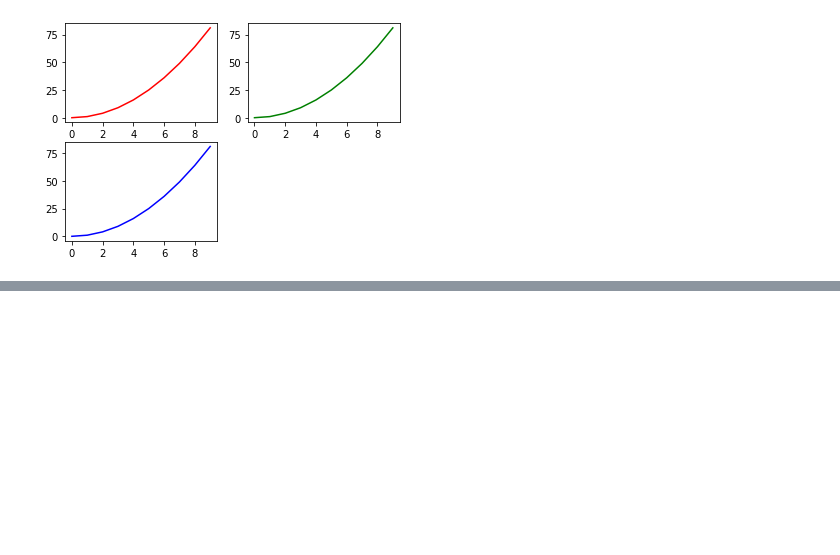
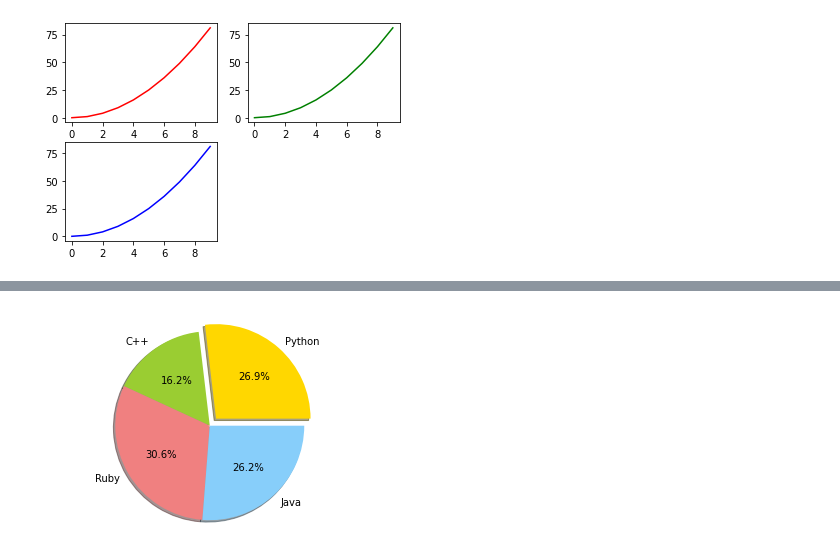
Before and after one commit to Pricillawilson/100DaysOfDS, a Jupyter notebook: Python-BrushUp.ipynb, the cells around one changed output, grey strips where cells are left out. Cells and saved outputs as stored; diff of their text form; code cells hidden in the pictures; blank space fills up the shorter version.

```diff
--- a/Python-BrushUp.ipynb
+++ b/Python-BrushUp.ipynb
@@ -625,0 +660,13 @@ plt.plot(x,y,'b')
+# %%
+labels ='Python','C++','Ruby','Java'
+sizes = [215,130,245,210]
+colors = ['gold','yellowgreen','lightcoral','lightskyblue']
+explode = [0.1,0,0,0]
+
+plt.pie(sizes,explode=explode,labels=labels,colors=colors,
+       autopct='%1.1f%%',shadow=True)
+
+plt.axis('equal')
+plt.show()
+# %% [output]
+[figure, added]
```
Also changed, not shown: parts of 5 cells of this notebook, 2 other files.
